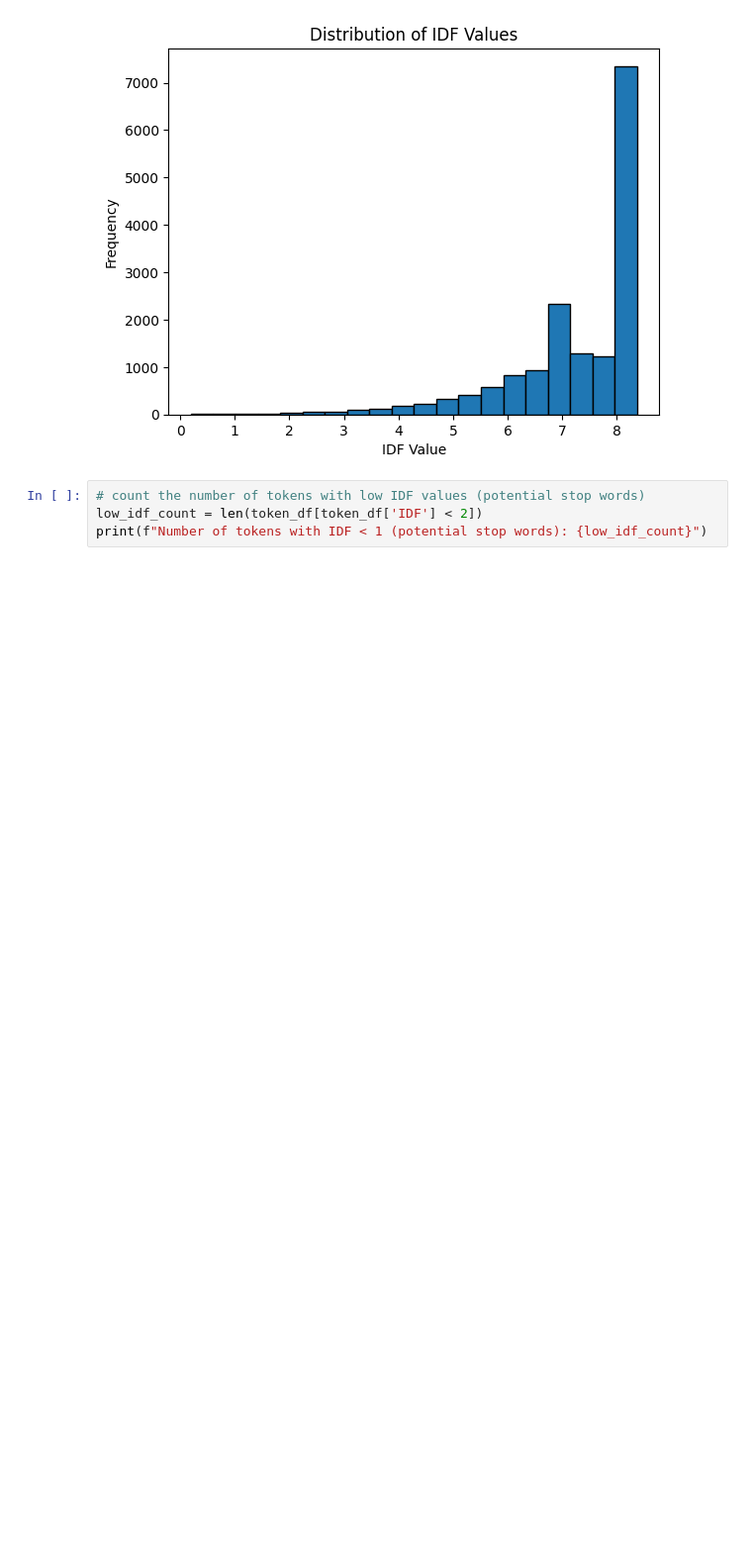
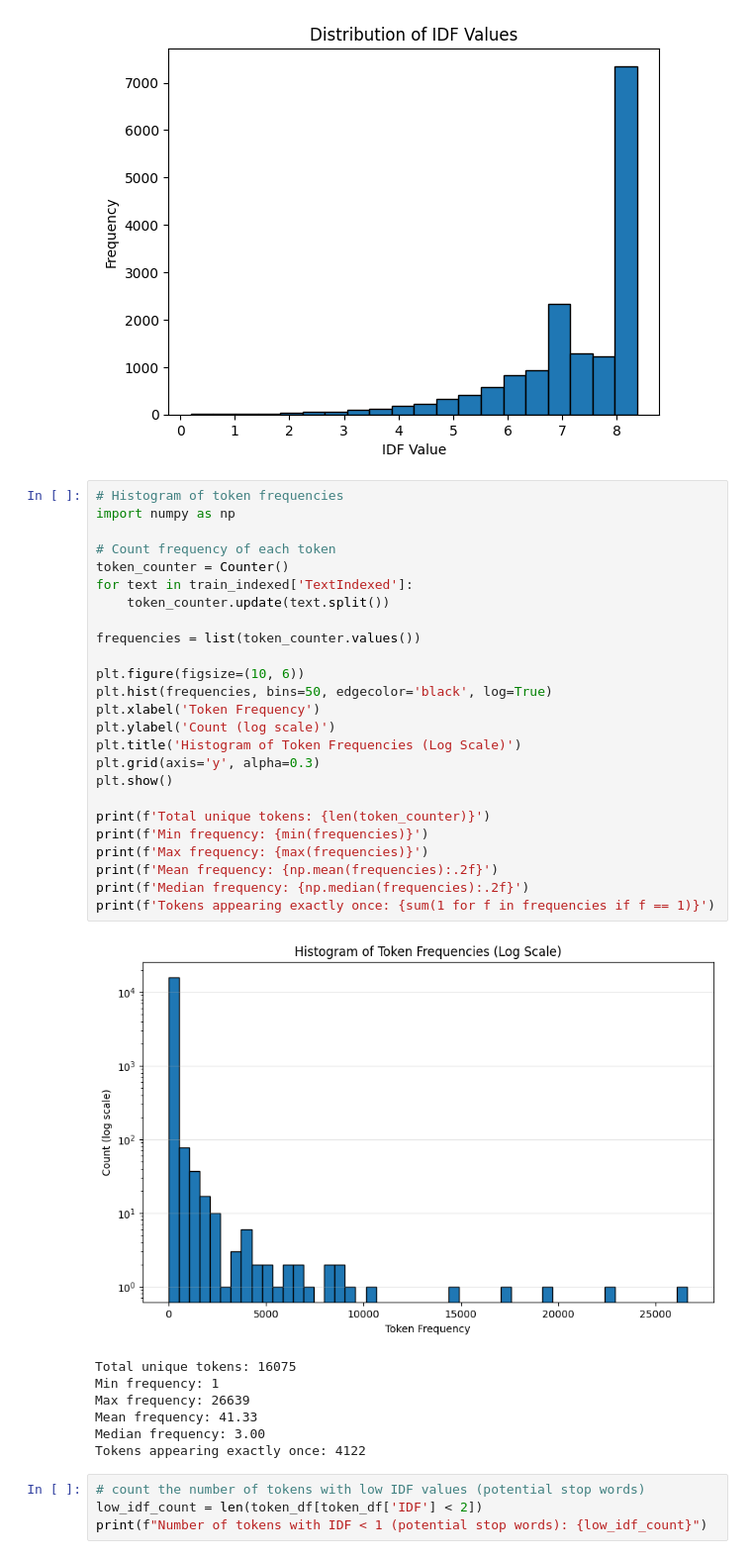
Before and after one commit to miggle711/natural-language-processsing, a Jupyter notebook: assignment1/assignment1.ipynb, the cells around one changed output. Shown at 99% size. Saved outputs shown, nothing was run; the diff lists cells and outputs as text; blank space fills up the shorter version.

```diff
--- a/assignment1/assignment1.ipynb
+++ b/assignment1/assignment1.ipynb
@@ -163,6 +238,39 @@ plt.ylabel("Frequency")
 plt.show()
 # %% [output]
 [figure]
+# %%
+# Histogram of token frequencies
+import numpy as np
+
+# Count frequency of each token
+token_counter = Counter()
+for text in train_indexed['TextIndexed']:
+    token_counter.update(text.split())
+
+frequencies = list(token_counter.values())
+
+plt.figure(figsize=(10, 6))
+plt.hist(frequencies, bins=50, edgecolor='black', log=True)
+plt.xlabel('Token Frequency')
+plt.ylabel('Count (log scale)')
+plt.title('Histogram of Token Frequencies (Log Scale)')
+plt.grid(axis='y', alpha=0.3)
+plt.show()
+
+print(f'Total unique tokens: {len(token_counter)}')
+print(f'Min frequency: {min(frequencies)}')
+print(f'Max frequency: {max(frequencies)}')
+print(f'Mean frequency: {np.mean(frequencies):.2f}')
+print(f'Median frequency: {np.median(frequencies):.2f}')
+print(f'Tokens appearing exactly once: {sum(1 for f in frequencies if f == 1)}')
+# %% [output]
+[figure, added]
+Total unique tokens: 16075
+Min frequency: 1
+Max frequency: 26639
+Mean frequency: 41.33
+Median frequency: 3.00
+Tokens appearing exactly once: 4122
 # %%
 # count the number of tokens with low IDF values (potential stop words)
 low_idf_count = len(token_df[token_df['IDF'] < 2])
```
Also changed, not shown: parts of 15 cells of this notebook.
